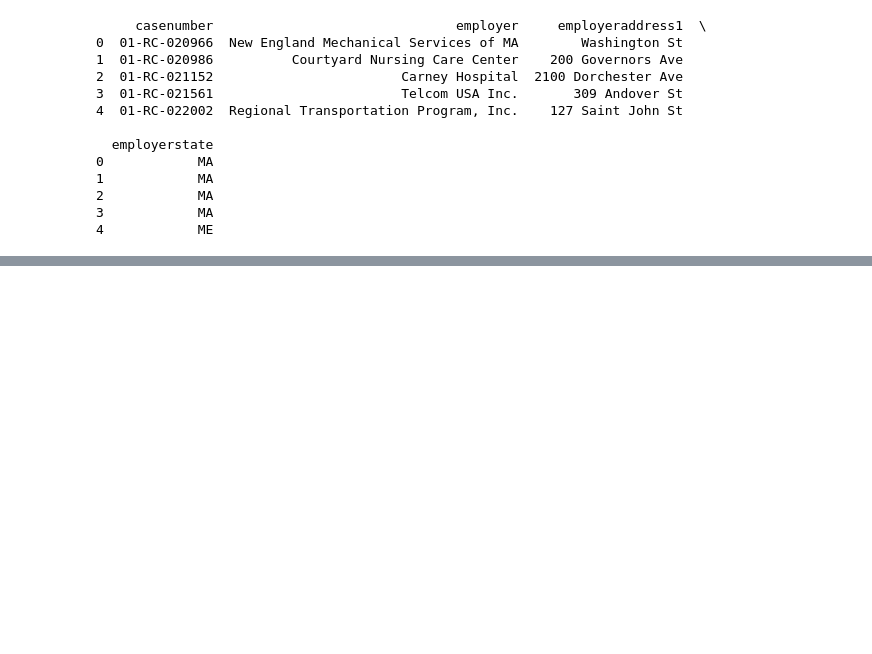
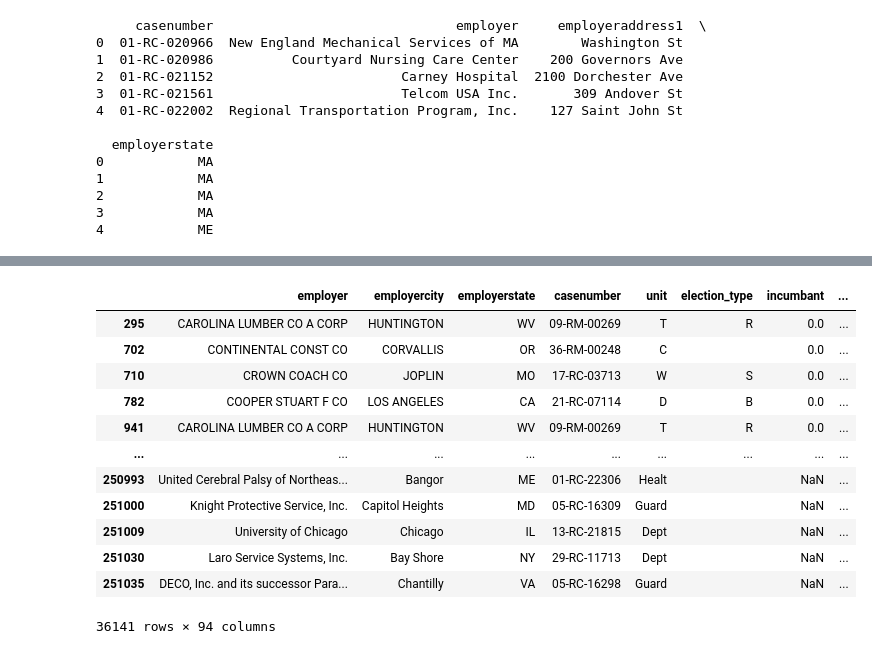
Before and after one commit to wangyouan/glassdoor-server, a Jupyter notebook: JupyterLabs/OrganizeUnionElectionData.ipynb, the cells around one changed output, grey strips where cells are left out. Drawn from its saved outputs; the diff is of its cells as text; code cells hidden in the pictures; blank space fills up the shorter version.

```diff
--- a/JupyterLabs/OrganizeUnionElectionData.ipynb
+++ b/JupyterLabs/OrganizeUnionElectionData.ipynb
@@ -180,0 +183,3 @@ merged_df.to_pickle(os.path.join(const.TEMP_PATH, '1994_2025_union_election_info
+# %%
+ue_df = pd.read_pickle(os.path.join(const.TEMP_PATH, '1994_2025_union_election_information.pkl'))
+knepper_df = pd.read_stata(r'D:\OneDrive\Projects\UnionizationCSR\Data\Knepper_2018\merged_elections_1961_2009.dta')
@@ -180,0 +232,16 @@ merged_df.to_pickle(os.path.join(const.TEMP_PATH, '1994_2025_union_election_info
+# %%
+knepper_df.loc[knepper_df['casenumber'].notnull() & knepper_df['casenumber'].duplicated()]
+# %% [output]
+|  | employer | employercity | employerstate | casenumber | unit | election_type | incumbant | ... |
+| 295 | CAROLINA LUMBER CO A CORP | HUNTINGTON | WV | 09-RM-00269 | T | R | 0.0 | ... |
+| 702 | CONTINENTAL CONST CO | CORVALLIS | OR | 36-RM-00248 | C |  | 0.0 | ... |
+| 710 | CROWN COACH CO | JOPLIN | MO | 17-RC-03713 | W | S | 0.0 | ... |
+| 782 | COOPER STUART F CO | LOS ANGELES | CA | 21-RC-07114 | D | B | 0.0 | ... |
+| 941 | CAROLINA LUMBER CO A CORP | HUNTINGTON | WV | 09-RM-00269 | T | R | 0.0 | ... |
+| ... | ... | ... | ... | ... | ... | ... | ... | ... |
+| 250993 | United Cerebral Palsy of Northeas... | Bangor | ME | 01-RC-22306 | Healt |  | NaN | ... |
+| 251000 | Knight Protective Service, Inc. | Capitol Heights | MD | 05-RC-16309 | Guard |  | NaN | ... |
+| 251009 | University of Chicago | Chicago | IL | 13-RC-21815 | Dept |  | NaN | ... |
+| 251030 | Laro Service Systems, Inc. | Bay Shore | NY | 29-RC-11713 | Dept |  | NaN | ... |
+| 251035 | DECO, Inc. and its successor Para... | Chantilly | VA | 05-RC-16298 | Guard |  | NaN | ... |
+36141 rows × 94 columns
```
Also changed, not shown: parts of 23 cells of this notebook, 1 other file.
